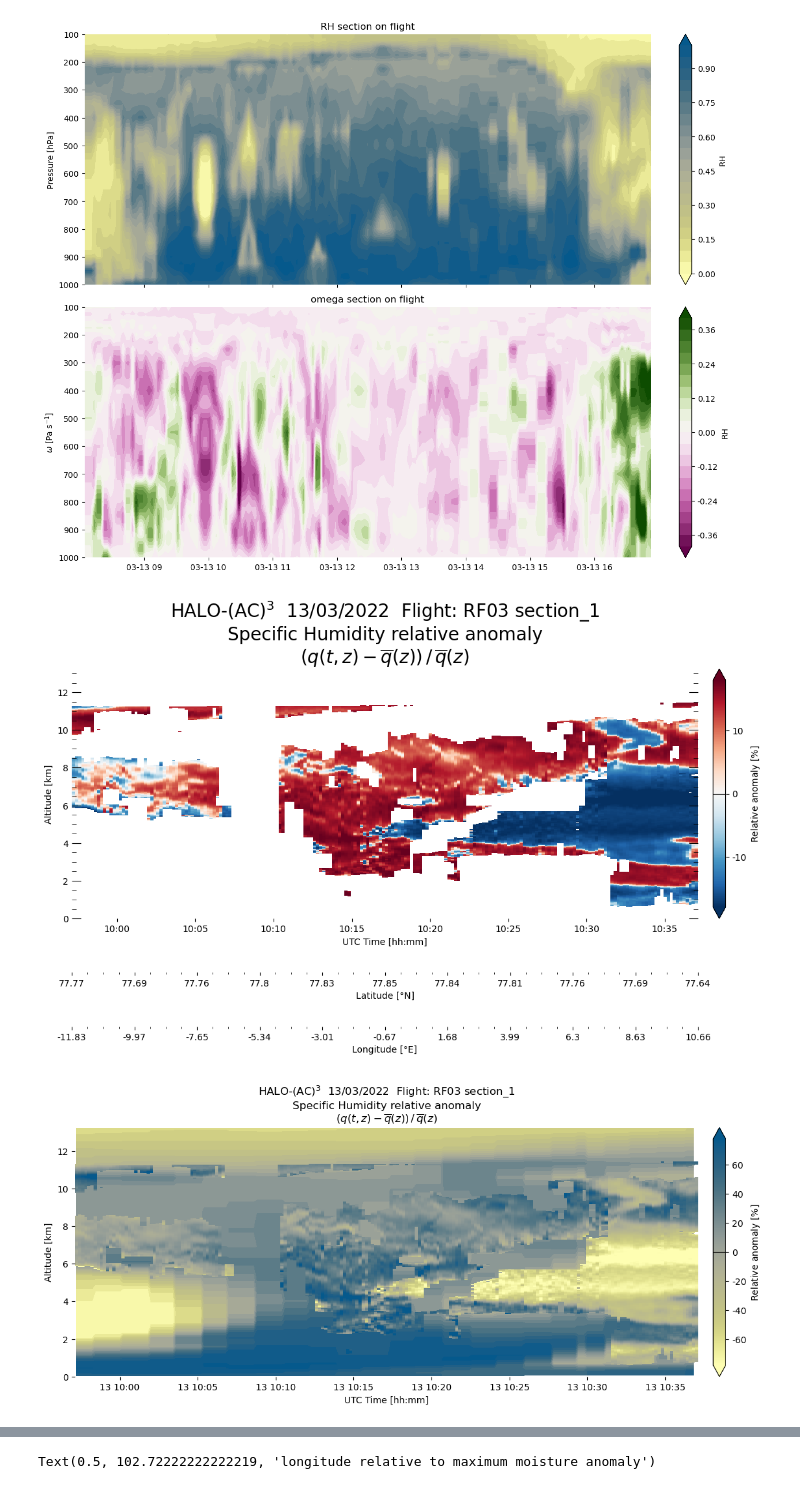
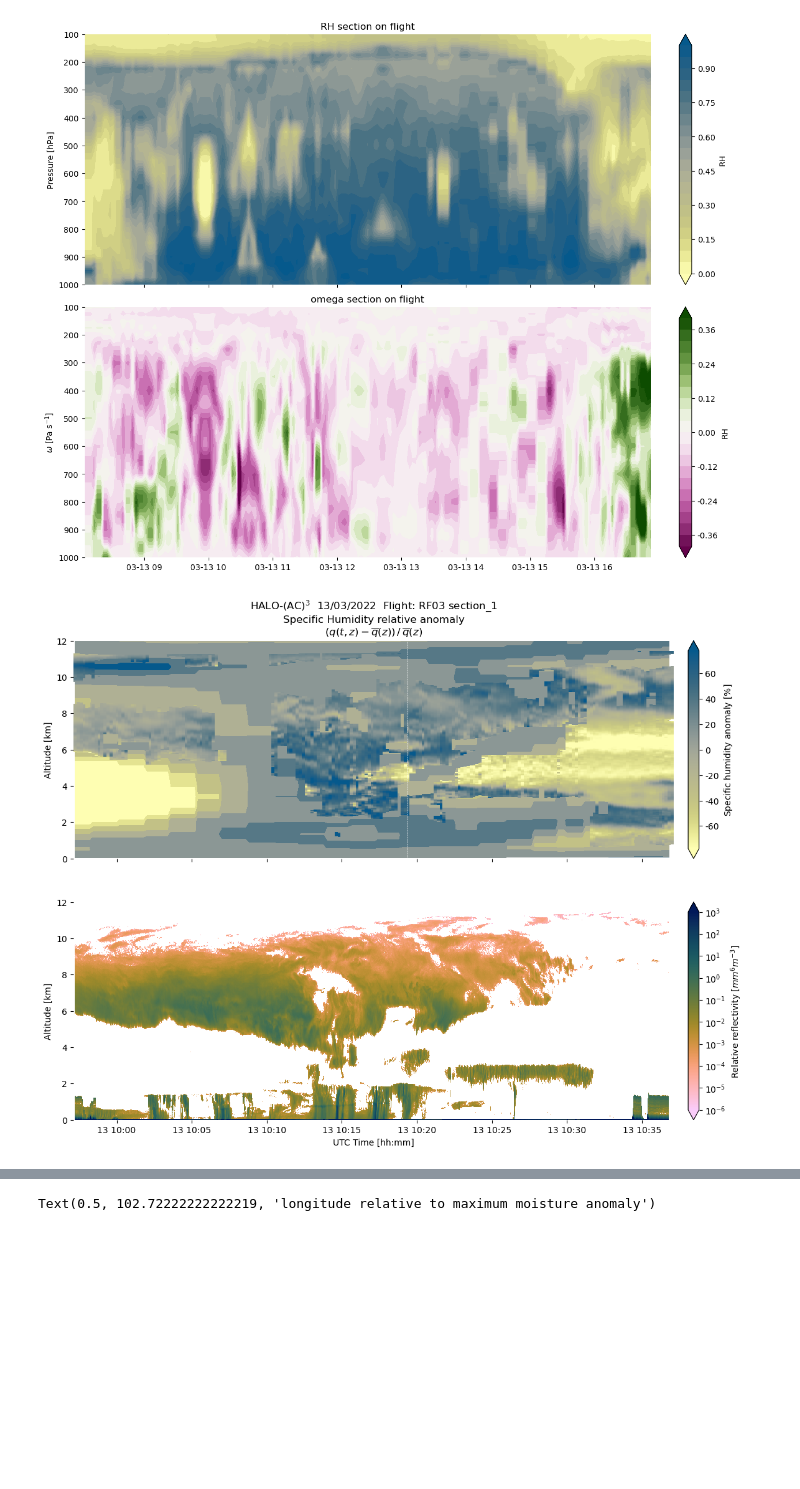
Before and after one commit to fepit/haloac3_moistintrusion, a Jupyter notebook: hac3_paper.ipynb, the cells around one changed output, grey strips where cells are left out. Drawn from its saved outputs; the diff is of its cells as text; code cells hidden in the pictures; blank space fills up the shorter version.

Commit message:
improvements of merged q_relanom plot, cleanup

```diff
--- a/hac3_paper.ipynb
+++ b/hac3_paper.ipynb
@@ -173,3 +178,5 @@ fcer=xr.open_dataset(datdir+'CERES_SYN1deg-1H_Terra-Aqua-NOAA20_Ed4.2_Subset_202
+# %%
+ds = xr.open_dataset(datdir+'HALO-AC3_HALO_MIRA_L2A_RF03_A20220313_083500_163000_P202603021722_V1_0.nc')
 # %%
 #convert longitudes for seamless plotting
 f_tcwv=convert360_180(f_tcwv)
@@ -552,4 +560,0 @@ sec1={'section_1': sections['section_1']}
-# %%
-plot = pltfnc.plot_q_relanom_sec(w_lon, w_alt, q_anom_rel, sec1, w_time_s, w_lat, full_date, file_name)
-# %% [output]
-[figure, removed]
@@ -558,47 +561,71 @@ fz=xr.open_dataset(datdir+'/ERA5_20220313_129.nc')
 # %%
+fig,axes=plt.subplots(2,1,figsize=(15,10),sharex=True)
+
+
 selsec='section_1'
 
 for sec_name, sec_info in sec1.items():
-    fig, ax = plt.subplots(figsize=(15, 5))
     secs = mdates.date2num(np.array(w_time_s, dtype='datetime64[s]'))
     start_idx = sec_info['start_idx']
     end_idx = sec_info['end_idx']
 
     v = np.nanpercentile(np.abs(q_anom_rel), 95)
     #norm = SymLogNorm(linthresh=0.1, linscale=1.0, vmin=-v, vmax=v, base=10)
     norm=matplotlib.colors.Normalize(vmin=-v, vmax=v)
 
         # Slice the sections
     secs_section = secs[start_idx:end_idx+1]
     lat_section = w_lat[start_idx:end_idx+1]
     lon_section = w_lon[start_idx:end_idx+1]
     data_section = q_anom_rel[start_idx:end_idx+1, :]
 
 
+    ftime=xr.DataArray(data=np.array(w_time_s, dtype='datetime64[s]'),coords={'time':np.array(w_time_s, dtype='datetime64[s]')})
+    flat=xr.DataArray(data=w_lat,coords={'time':ftime})
+    flon=xr.DataArray(data=w_lon,coords={'time':ftime})
+
     sectime=xr.DataArray(data=np.array(w_time_s, dtype='datetime64[s]')[sections[selsec]['start_idx']:sections[selsec]['end_idx']],coords={'time':np.array(w_time_s, dtype='datetime64[s]')[sections[selsec]['start_idx']:sections[selsec]['end_idx']]})
     seclon=xr.DataArray(data=w_lon[sections[selsec]['start_idx']:sections[selsec]['end_idx']],coords={'time':sectime})
     seclat=xr.DataArray(data=w_lat[sections[selsec]['start_idx']:sections[selsec]['end_idx']],coords={'time':sectime})
 
-#plot relative humidity w.r.t water computed from T and q
+    #plot relative humidity w.r.t water computed from T and q
 
     t2d = np.broadcast_to(sectime.values[:,None],fz.Z.sel(lon=seclon,lat=seclat,time=sectime,method='nearest').shape).transpose()
-    cm=ax.contourf(t2d,fz.Z.sel(lon=seclon,lat=seclat,time=sectime,method='nearest').transpose()/9.81/1000,compute_rh(f_t.var130.sel(lon=seclon,lat=seclat,time=sectime,method='nearest'),f_q.var133.sel(lon=seclon,lat=seclat,time=sectime,method='nearest'),f_t.plev).transpose(),levels=np.linspace(0.00,1.00,21),cmap=cmcr.nuuk_r,extend='both')
+    #cm=fig.axes[0].contourf(t2d,fz.Z.sel(lon=seclon,lat=seclat,time=sectime,method='nearest').transpose()/9.81,compute_rh(f_t.var130.sel(lon=seclon,lat=seclat,time=sectime,method='nearest'),f_q.var133.sel(lon=seclon,lat=seclat,time=sectime,method='nearest'),f_t.plev).transpose(),levels=np.linspace(0.00,1.00,21),cmap=cmcr.nuuk_r,extend='both')
 
-    plt.pcolormesh(secs_section, w_alt/1000, np.flipud(np.rot90(data_section,1)), shading = 'auto', cmap = cmcr.nuuk_r, norm = norm) #vmin=-v, vmax=v)
+    q_relanom_era=(f_q.var133.sel(lon=seclon,lat=seclat,time=sectime,method='nearest')-f_q.var133.sel(lon=flon[::120],lat=flat[::120],time=ftime[::120],method='nearest').mean(dim='time'))/f_q.var133.sel(lon=flon,lat=flat,time=ftime,method='nearest').mean(dim='time')
+
+    cm=axes[0].contourf(t2d,fz.Z.sel(lon=seclon,lat=seclat,time=sectime,method='nearest').transpose()/9.81/1000,q_relanom_era.transpose(),norm=norm,cmap=cmcr.nuuk_r,extend='both')
 
 
-    plt.ylabel("Altitude [km]")
-    plt.xlabel("UTC Time [hh:mm]")
-    plt.ylim((0,max(w_alt/1000)))
-    cbar = plt.colorbar(extend = 'both', pad = 0.02)#, , format = mpl.ticker.LogFormatter(), ticks = mpl.ticker.LogLocator())
-    cbar.set_label(r"Relative anomaly $[\%]$")
-    cbar.ax.axhline(0, color='k', linewidth=0.8)
+    cm1=axes[0].pcolormesh(secs_section, w_alt/1000, np.flipud(np.rot90(data_section,1)), shading = 'auto', cmap = cmcr.nuuk_r, norm = norm) #vmin=-v, vmax=v)
+
+    cm2 = axes[1].pcolormesh(ds.time.sel(time=slice(sectime[0],sectime[-1])), ds.altitude/1000, ds.radar_reflectivity.T.sel(time=slice(sectime[0],sectime[-1])),cmap=cmcr.batlow_r, norm=LogNorm(vmin=1e-6, vmax=1e+3))
+
+    axes[0].plot([f_ds03.launch_time[5].values,f_ds03.launch_time[5].values], [0,12], color='white', linestyle='dashed', label='DS 6',linewidth=0.5)
+    #axes[0].plot([f_ds03.launch_time[7].values,f_ds03.launch_time[7].values], [0,12], color='white', linestyle='dashed', label='DS 7',linewidth=0.5)
+
+    axes[0].set_ylabel("Altitude [km]")
+    axes[1].set_ylabel("Altitude [km]")
+    axes[1].set_xlabel("UTC Time [hh:mm]")
+    axes[0].set_ylim(0,12)
+    axes[1].set_ylim(0,12)
+
+    cbar = plt.colorbar(mappable=cm1,extend = 'both', pad = 0.02)#, , format = mpl.ticker.LogFormatter(), ticks = mpl.ticker.LogLocator())
+    cbar.set_label(r"Specific humidity anomaly $[\%]$")
+
     cbar.ax.tick_params(which='minor', width=0, length=0, labelsize=0)
     cbar.ax.yaxis.set_major_formatter(matplotlib.ticker.FuncFormatter(lambda x, pos: f"{100*x:.0f}"))
-    plt.title("HALO-(AC)$^3$  " + time.strftime("%d/%m/%Y", full_date) +
+
+    cbar2 = plt.colorbar(mappable=cm2,extend = 'both', pad = 0.02)#, , format = mpl.ticker.LogFormatter(), ticks = mpl.ticker.LogLocator())
+    cbar2.set_label(r"Relative reflectivity $[mm^6 m^{-3}]$")
+    cbar2.ax.tick_params(which='minor', width=0, length=0, labelsize=0)
+
+
+    axes[0].set_title("HALO-(AC)$^3$  " + time.strftime("%d/%m/%Y", full_date) +
     "  Flight: " + file_name[-9:-5]+ f" {sec_name}"+
     "\nSpecific Humidity relative anomaly\n"
     r"$(q(t,z)-\overline{q}(z))\,/\,\overline{q}(z)$",
     fontsize=12)
 # %% [output]
-[figure, old version]
+[figure, new version]
```
Also changed, not shown: parts of 10 cells of this notebook.
